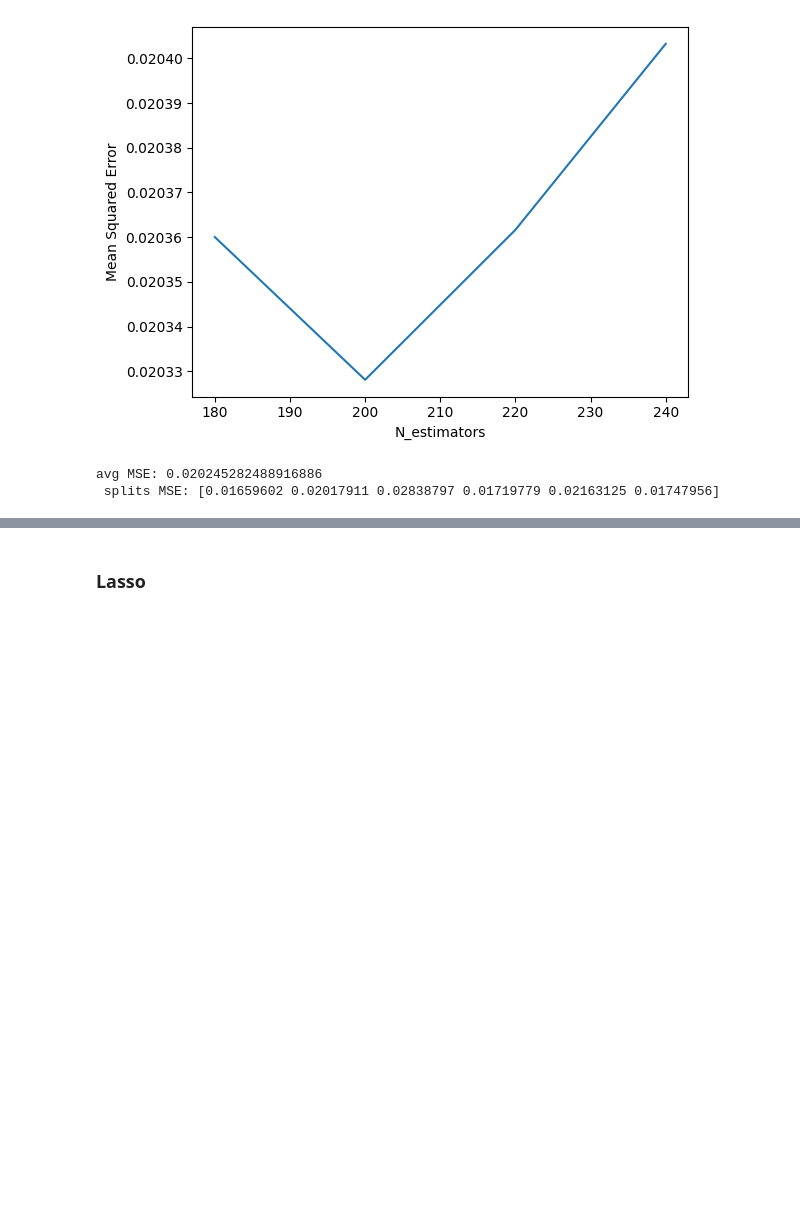
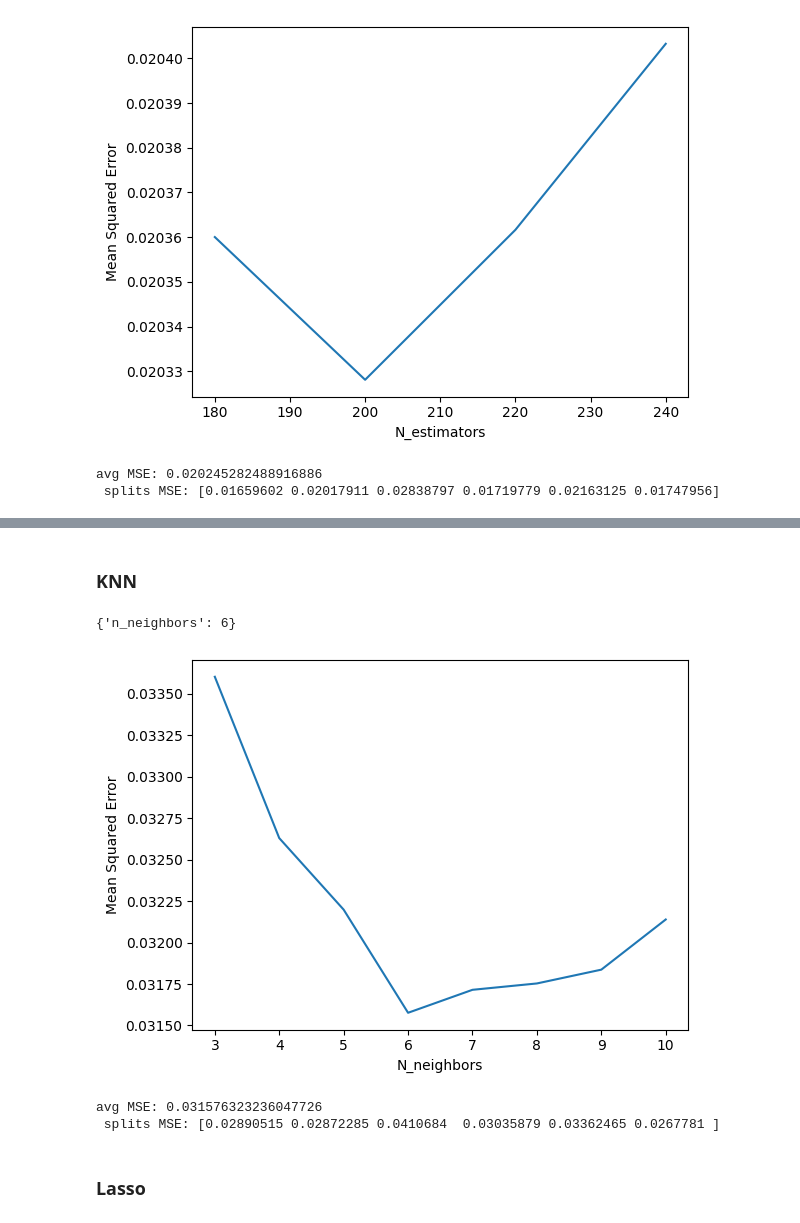
Before and after one commit to stephanie-yz/House-Prices, a Jupyter notebook: 03 Model Selection.ipynb, the cells around one changed output, grey strips where cells are left out. Drawn from its saved outputs; the diff is of its cells as text; code cells hidden in the pictures; blank space fills up the shorter version.

```diff
--- a/03 Model Selection.ipynb
+++ b/03 Model Selection.ipynb
@@ -156,3 +124,39 @@ rf_ft_imp.sort_values(by='Gini Importance', ascending=False).head(15)
+# %% [markdown]
+### KNN
+# %%
+## limit x vars to top 10 by gini importance (determined in rf section)
+top10_vars = rf_ft_imp.sort_values(by='Gini Importance', ascending=False).head(10)['Features'].to_list()
+x_train_onehot_top10 = x_train_onehot[top10_vars]
+
+## hyperparameter tuning: alpha
+param_grid = {'n_neighbors' : np.arange(3,11)}
+kf = KFold(n_splits=6, shuffle=True, random_state=8)
+
+knn_tuning = GridSearchCV(KNeighborsRegressor(weights='distance'), param_grid, scoring='neg_mean_squared_error', cv=kf)
+knn_tuning.fit(x_train_onehot_top10.values, y_train.values)
+knn_tuning_params = knn_tuning.cv_results_['param_n_neighbors']
+knn_tuning_mse = -knn_tuning.cv_results_['mean_test_score']
+
+## find best param with lowest mse, and plot params against mse
+print(knn_tuning.best_params_)
+plt.plot(knn_tuning_params, knn_tuning_mse)
+plt.xlabel('N_neighbors')
+plt.ylabel('Mean Squared Error')
+None
+# %% [output]
+{'n_neighbors': 6}
+[figure, added]
+# %%
+## instantiate knn algorithm, using best tuned param
+knn = KNeighborsRegressor(n_neighbors=6, weights='distance')
+
+## cross validation
+kf = KFold(n_splits=6, shuffle=True, random_state=8)
+knn_cv_scores = cross_val_score(knn, x_train_onehot_top10.values, y_train.values, scoring='neg_mean_squared_error', cv=kf)
+print(f'avg MSE: {-np.mean(knn_cv_scores)}\n', f'splits MSE: {-knn_cv_scores}')
+# %% [output]
+avg MSE: 0.031576323236047726
+ splits MSE: [0.02890515 0.02872285 0.0410684  0.03035879 0.03362465 0.0267781 ]
 # %% [markdown]
 ### Lasso
 # %%
```
Also changed, not shown: parts of 4 cells of this notebook.
